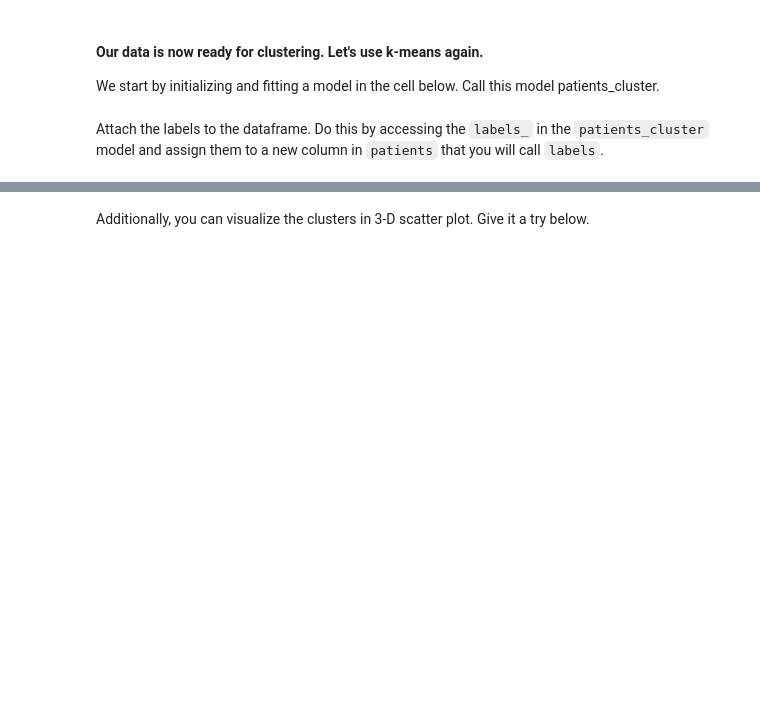
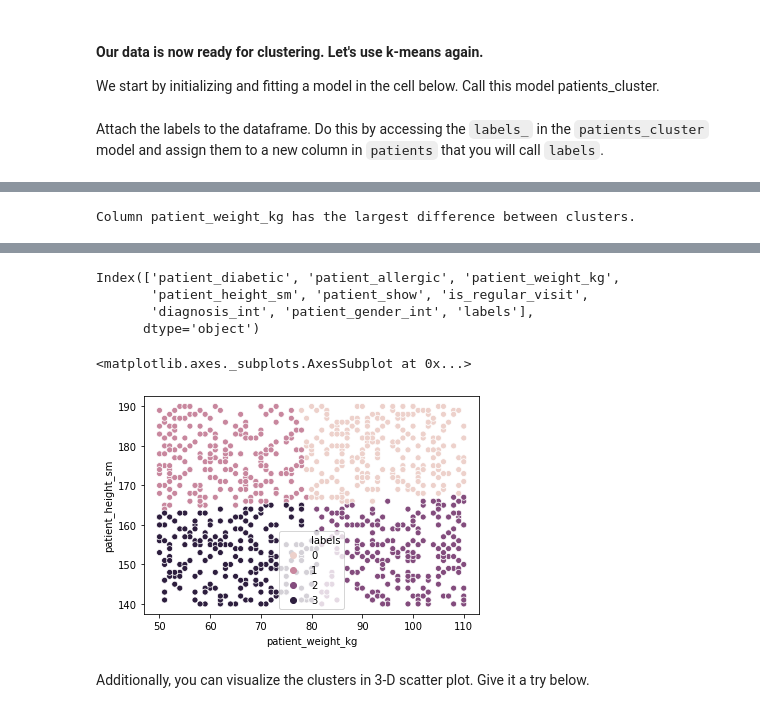
Before and after one commit to Skye-FY/daft0120slab, a Jupyter notebook: module-3/Unsupervised-Sklearn/your-code/main.ipynb, the cells around one changed output, grey strips where cells are left out. Drawn from its saved outputs; the diff is of its cells as text; code cells hidden in the pictures; blank space fills up the shorter version.

Commit message:
unsupervised sklearn lab

```diff
--- a/module-3/Unsupervised-Sklearn/your-code/main.ipynb
+++ b/module-3/Unsupervised-Sklearn/your-code/main.ipynb
@@ -294,3 +446,8 @@ In the next cells, do the following:
+# %%
+# Your code here:
+pa['diagnosis_int'] = list(map(lambda x: 1 if x!='no diagnosis' else 0, pa.diagnosis))
+pa['patient_gender_int'] = list(map(lambda x: 1 if x== 'Female' else 0, pa.patient_gender))
+pa.drop(columns=gender,inplace=True)
 # %% [markdown]
 Let's look at the head again to ensure the re-encoding and dropping are successful:
 # %%
@@ -299,3 +464,4 @@ Let's look at the head again to ensure the re-encoding and dropping are successf
 An interesting observation is that all patients are no older than 2 years. However, their weights and heights indicate that they are adults. This cannot be true. Therefore, we can either trust the weight and height columns or the DOB column. Since there are other columns that indicate that these are adults (they have emails, some have diabetes) we will drop the `patient_dob` column. We will also drop the `appointment_date` column since it has too many unique values to transform to a dummy variable. Drop the two columns in the cell below.
 # %%
 # Your code here:
+pa.drop(columns=['patient_dob','appointment_date'],inplace=True)
@@ -308,7 +481,13 @@ We start by initializing and fitting a model in the cell below. Call this model
+# %%
+# Your code here:
+from sklearn.cluster import KMeans
+kmeans = KMeans(n_clusters=4)
+patients_cluster = kmeans.fit(pa)
 # %% [markdown]
 Attach the labels to the dataframe. Do this by accessing the `labels_` in the `patients_cluster` model and assign them to a new column in `patients` that you will call `labels`.
 # %%
 # Your code here:
+pa['labels'] = list(patients_cluster.labels_)
 # %% [markdown]
 Now using a `groupby`, find the mean of every variable in `patients` and group by the `labels` column. This summary will allow us to see how the patients differ between the clusters. Your output should look similar to the image below.
 
@@ -322,3 +507,11 @@ Additionally, add a comment to describe which columns have the largest differenc
+# %%
+# Your comment here:
+lst = []
+for i in pa.groupby('labels').agg('mean').columns:
+    lst.append([i,sorted(pa.groupby('labels').agg('mean')[i])[3] - sorted(pa.groupby('labels').agg('mean')[i])[0]])
+print('Column %s has the largest difference between clusters.' %sorted(lst)[-1][0])
+# %% [output]
+Column patient_weight_kg has the largest difference between clusters.
 # %% [markdown]
 # Bonus Challenge: Visualize K-Means Clusters
 
@@ -332,3 +523,16 @@ If the scatter plot does not make any sense to you, it means the features you ch
+# %%
+pa.columns
+# %% [output]
+Index(['patient_diabetic', 'patient_allergic', 'patient_weight_kg',
+       'patient_height_sm', 'patient_show', 'is_regular_visit',
+       'diagnosis_int', 'patient_gender_int', 'labels'],
+      dtype='object')
+# %%
+# Your code here:
+sns.scatterplot(x='patient_weight_kg',y='patient_height_sm',data=pa,hue='labels')
+# %% [output]
+<matplotlib.axes._subplots.AxesSubplot at 0x...>
+[figure, added]
 # %% [markdown]
 Additionally, you can visualize the clusters in 3-D scatter plot. Give it a try below.
 # %%
```
Also changed, not shown: parts of 26 cells of this notebook.
